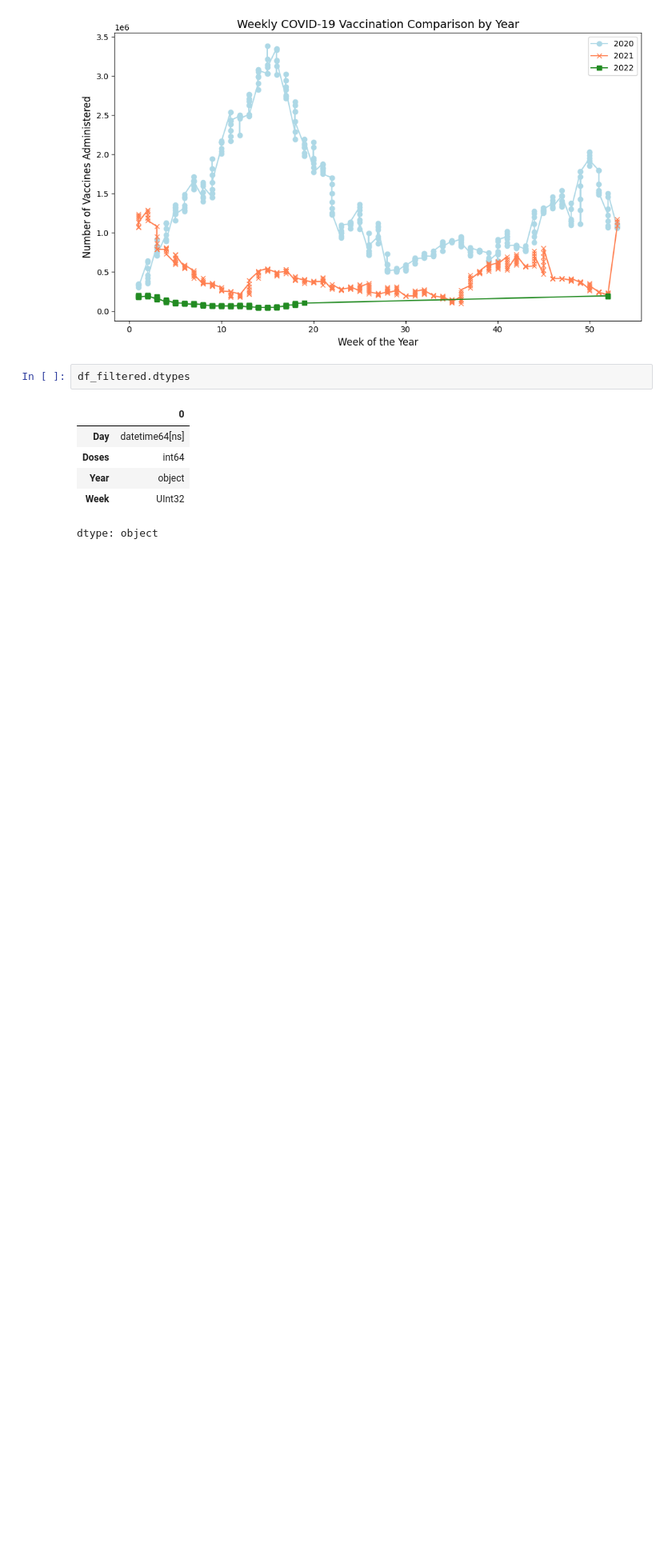
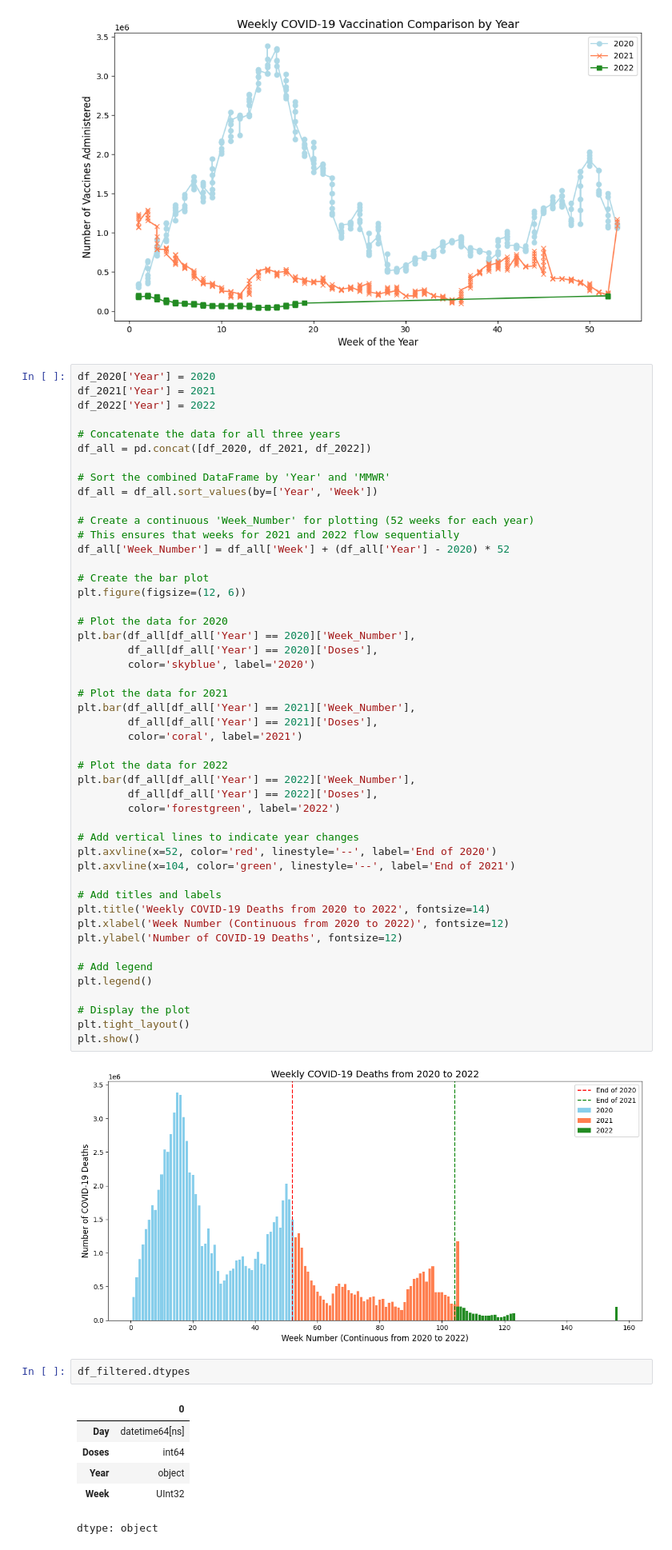
Before and after one commit to carolinehagood/covid-project, a Jupyter notebook: vaccine_data_cleaning.ipynb, the cells around one changed output. Shown: that part at 80% size. Cells and saved outputs as stored; diff of their text form; blank space fills up the shorter version.

```diff
--- a/vaccine_data_cleaning.ipynb
+++ b/vaccine_data_cleaning.ipynb
@@ -123,6 +123,56 @@ plt.tight_layout()
 plt.show()
 # %% [output]
 [figure]
+# %%
+df_2020['Year'] = 2020
+df_2021['Year'] = 2021
+df_2022['Year'] = 2022
+
+# Concatenate the data for all three years
+df_all = pd.concat([df_2020, df_2021, df_2022])
+
+# Sort the combined DataFrame by 'Year' and 'MMWR'
+df_all = df_all.sort_values(by=['Year', 'Week'])
+
+# Create a continuous 'Week_Number' for plotting (52 weeks for each year)
+# This ensures that weeks for 2021 and 2022 flow sequentially
+df_all['Week_Number'] = df_all['Week'] + (df_all['Year'] - 2020) * 52
+
+# Create the bar plot
+plt.figure(figsize=(12, 6))
+
+# Plot the data for 2020
+plt.bar(df_all[df_all['Year'] == 2020]['Week_Number'],
+        df_all[df_all['Year'] == 2020]['Doses'],
+        color='skyblue', label='2020')
+
+# Plot the data for 2021
+plt.bar(df_all[df_all['Year'] == 2021]['Week_Number'],
+        df_all[df_all['Year'] == 2021]['Doses'],
+        color='coral', label='2021')
+
+# Plot the data for 2022
+plt.bar(df_all[df_all['Year'] == 2022]['Week_Number'],
+        df_all[df_all['Year'] == 2022]['Doses'],
+        color='forestgreen', label='2022')
+
+# Add vertical lines to indicate year changes
+plt.axvline(x=52, color='red', linestyle='--', label='End of 2020')
+plt.axvline(x=104, color='green', linestyle='--', label='End of 2021')
+
+# Add titles and labels
+plt.title('Weekly COVID-19 Deaths from 2020 to 2022', fontsize=14)
+plt.xlabel('Week Number (Continuous from 2020 to 2022)', fontsize=12)
+plt.ylabel('Number of COVID-19 Deaths', fontsize=12)
+
+# Add legend
+plt.legend()
+
+# Display the plot
+plt.tight_layout()
+plt.show()
+# %% [output]
+[figure, added]
 # %%
 df_filtered.dtypes
 # %% [output]
```
